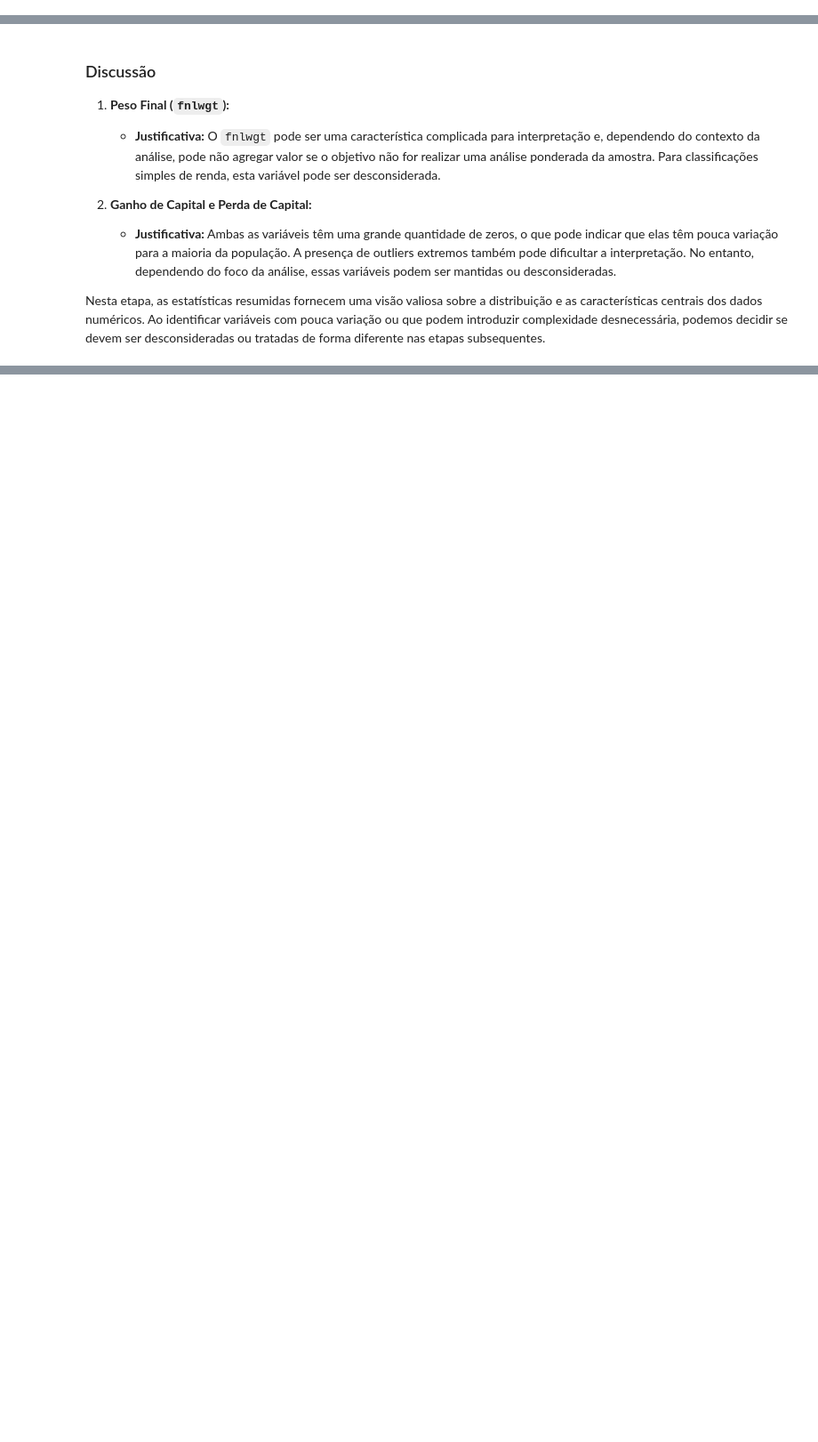
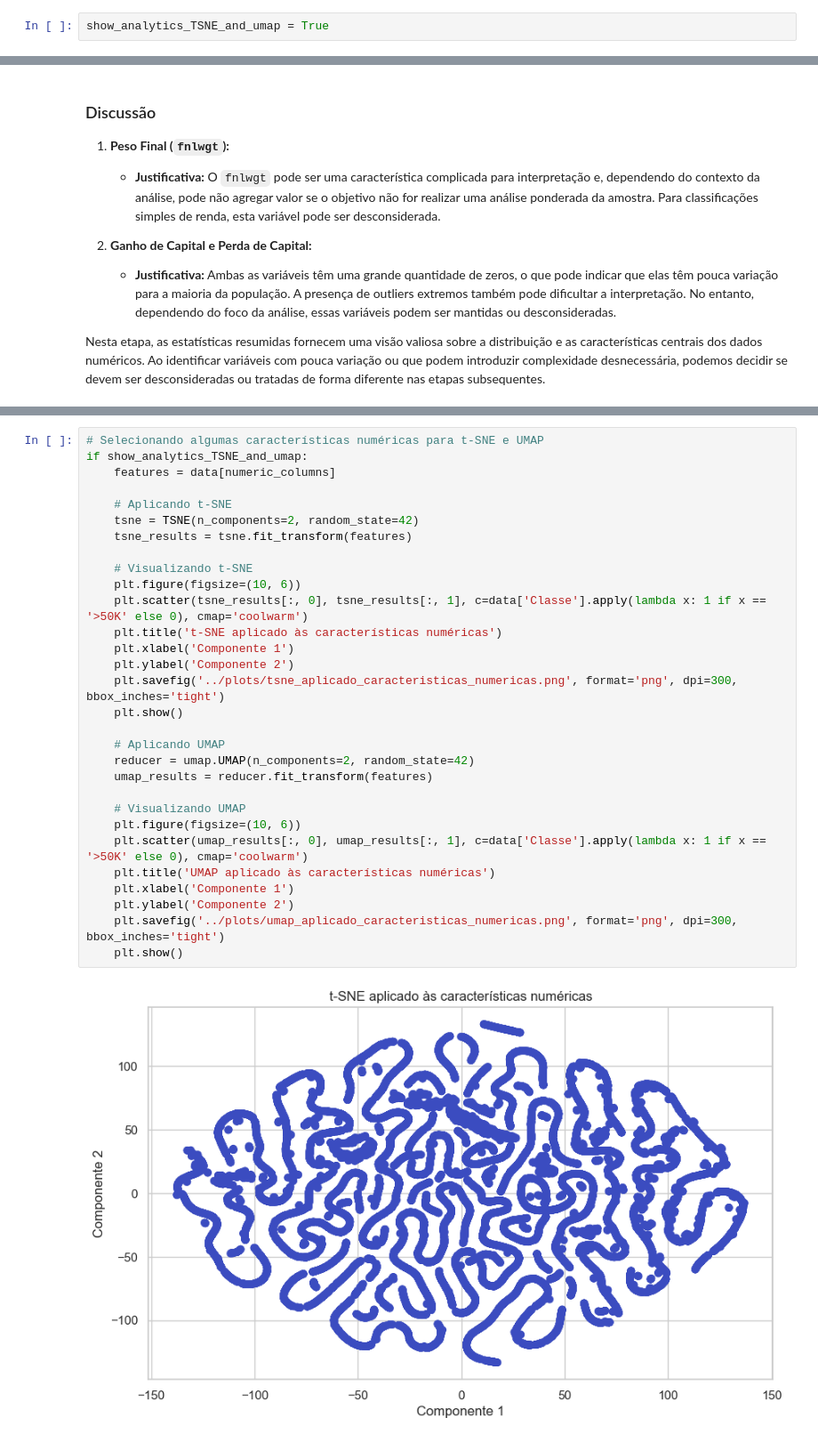
Before and after one commit to lucass235/Analise_dados_pos, a Jupyter notebook: scripts/Analise_exploratoria_dos_dados.ipynb, the cells around one changed output, grey strips where cells are left out. Shown at 89% size. Cells and saved outputs as stored; diff of their text form; blank space fills up the shorter version.

```diff
--- a/scripts/Analise_exploratoria_dos_dados.ipynb
+++ b/scripts/Analise_exploratoria_dos_dados.ipynb
@@ -3,3 +7,5 @@ import pandas as pd
+# %%
+show_analytics_TSNE_and_umap = True
 # %%
 data = pd.read_csv('../data/adult.data', header=None)
 data_test = pd.read_csv('../data/adult.test', header=None)
@@ -164,0 +264,32 @@ Nesta etapa, as estatísticas resumidas fornecem uma visão valiosa sobre a dist
+# %%
+# Selecionando algumas características numéricas para t-SNE e UMAP
+if show_analytics_TSNE_and_umap:
+    features = data[numeric_columns]
+
+    # Aplicando t-SNE
+    tsne = TSNE(n_components=2, random_state=42)
+    tsne_results = tsne.fit_transform(features)
+
+    # Visualizando t-SNE
+    plt.figure(figsize=(10, 6))
+    plt.scatter(tsne_results[:, 0], tsne_results[:, 1], c=data['Classe'].apply(lambda x: 1 if x == '>50K' else 0), cmap='coolwarm')
+    plt.title('t-SNE aplicado às características numéricas')
+    plt.xlabel('Componente 1')
+    plt.ylabel('Componente 2')
+    plt.savefig('../plots/tsne_aplicado_caracteristicas_numericas.png', format='png', dpi=300, bbox_inches='tight')
+    plt.show()
+
+    # Aplicando UMAP
+    reducer = umap.UMAP(n_components=2, random_state=42)
+    umap_results = reducer.fit_transform(features)
+
+    # Visualizando UMAP
+    plt.figure(figsize=(10, 6))
+    plt.scatter(umap_results[:, 0], umap_results[:, 1], c=data['Classe'].apply(lambda x: 1 if x == '>50K' else 0), cmap='coolwarm')
+    plt.title('UMAP aplicado às características numéricas')
+    plt.xlabel('Componente 1')
+    plt.ylabel('Componente 2')
+    plt.savefig('../plots/umap_aplicado_caracteristicas_numericas.png', format='png', dpi=300, bbox_inches='tight')
+    plt.show()
+# %% [output]
+[figure, added]
```
Also changed, not shown: parts of 15 cells of this notebook, 5 other files.
